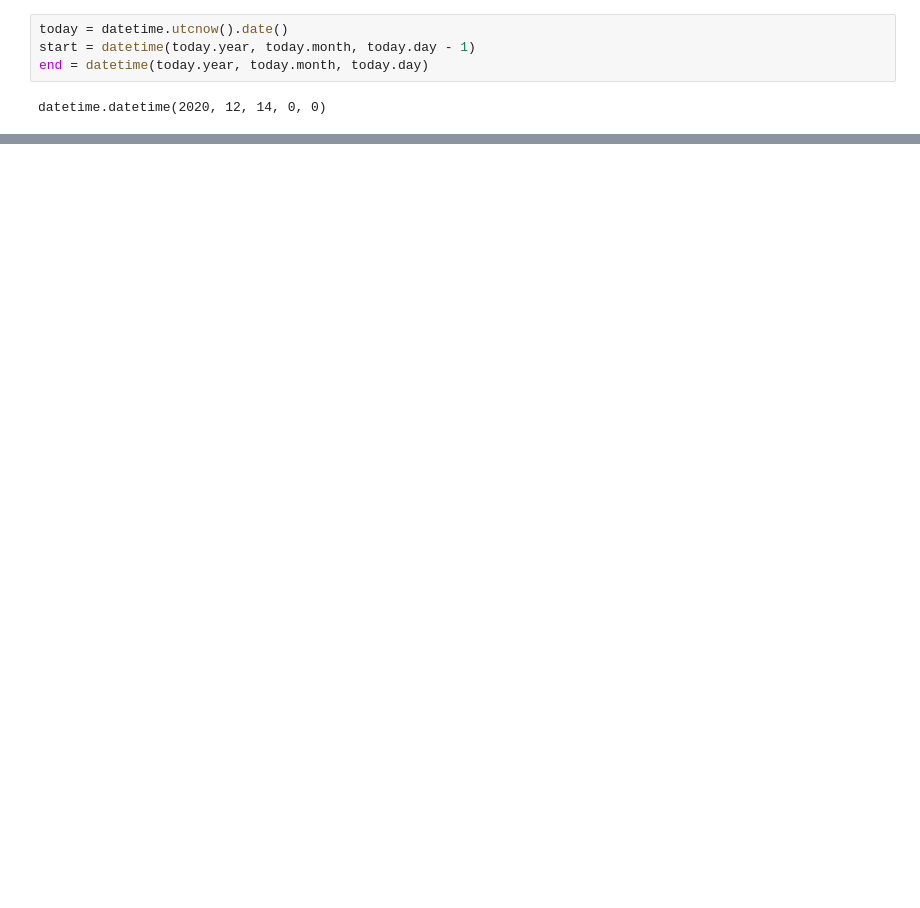
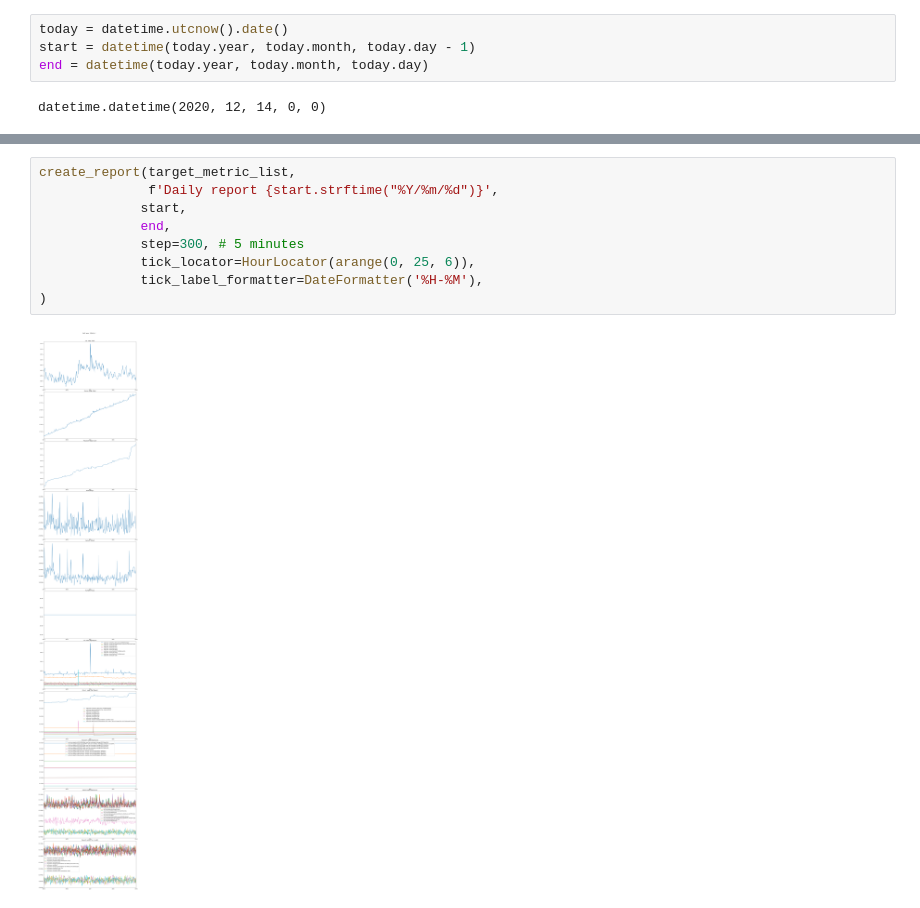
Before and after one commit to lifematics/schedulable_notebook, a Jupyter notebook: daily_report.ipynb, the cells around one changed output, grey strips where cells are left out. Saved outputs shown, nothing was run; the diff lists cells and outputs as text; blank space fills up the shorter version.

Commit message:
Implement {daily,weekly,monthly} reports

```diff
--- a/daily_report.ipynb
+++ b/daily_report.ipynb
@@ -109,0 +19,11 @@ array([ 0,  6, 12, 18, 24])
+# %%
+create_report(target_metric_list,
+              f'Daily report {start.strftime("%Y/%m/%d")}',
+             start,
+             end,
+             step=300, # 5 minutes
+             tick_locator=HourLocator(arange(0, 25, 6)),
+             tick_label_formatter=DateFormatter('%H-%M'),
+)
+# %% [output]
+[figure, added]
```
Also changed, not shown: parts of 8 cells of this notebook, 4 other files.
